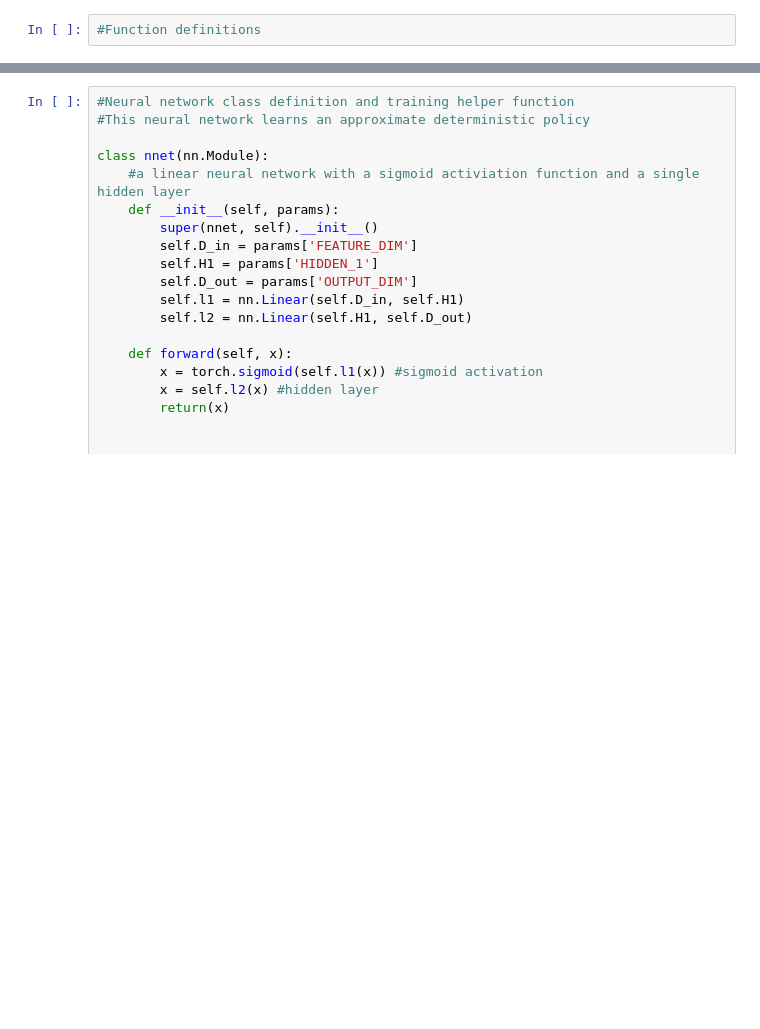
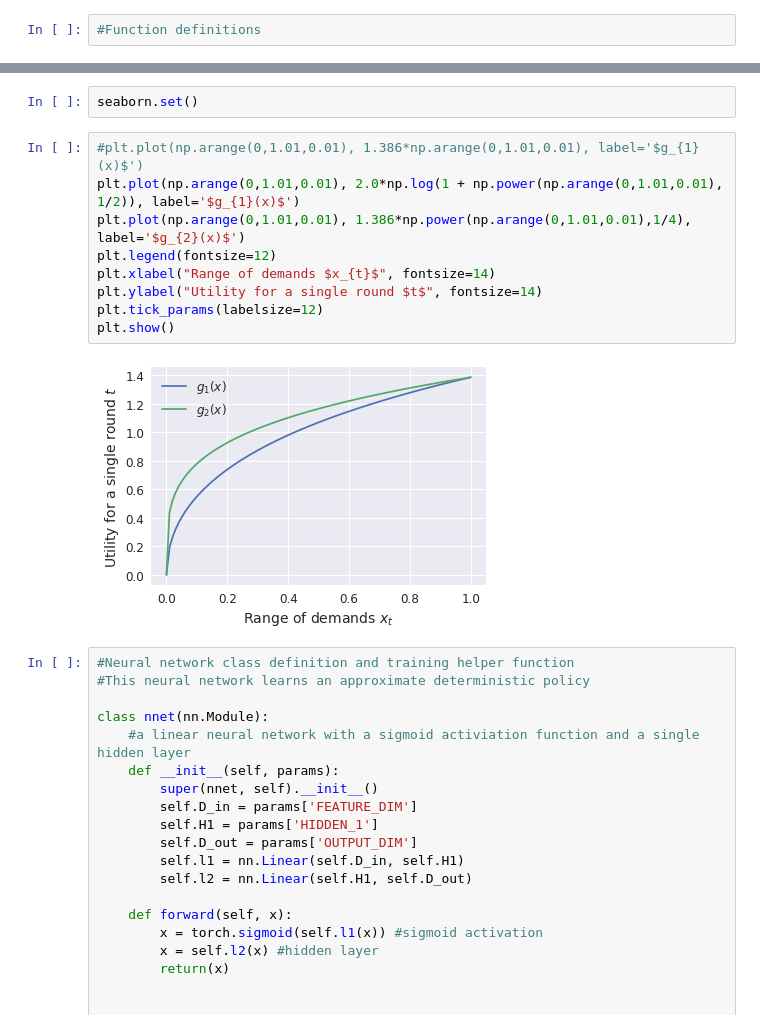
Before and after one commit to cpatdowling/peakload, a Jupyter notebook: notebooks/cdc_2019_submission.ipynb, the cells around one changed output, grey strips where cells are left out. Cells and saved outputs as stored; diff of their text form; blank space fills up the shorter version.

```diff
--- a/notebooks/cdc_2019_submission.ipynb
+++ b/notebooks/cdc_2019_submission.ipynb
@@ -71,3 +100,16 @@ def batch_data_arrays(data, labels, batchsize, sampledim = 1):
+# %%
+seaborn.set()
+# %%
+#plt.plot(np.arange(0,1.01,0.01), 1.386*np.arange(0,1.01,0.01), label='$g_{1}(x)$')
+plt.plot(np.arange(0,1.01,0.01), 2.0*np.log(1 + np.power(np.arange(0,1.01,0.01), 1/2)), label='$g_{1}(x)$')
+plt.plot(np.arange(0,1.01,0.01), 1.386*np.power(np.arange(0,1.01,0.01),1/4), label='$g_{2}(x)$')
+plt.legend(fontsize=12)
+plt.xlabel("Range of demands $x_{t}$", fontsize=14)
+plt.ylabel("Utility for a single round $t$", fontsize=14)
+plt.tick_params(labelsize=12)
+plt.show()
+# %% [output]
+[figure, added]
 # %%
 #Neural network class definition and training helper function
 #This neural network learns an approximate deterministic policy
```
Also changed, not shown: parts of 34 cells of this notebook.
